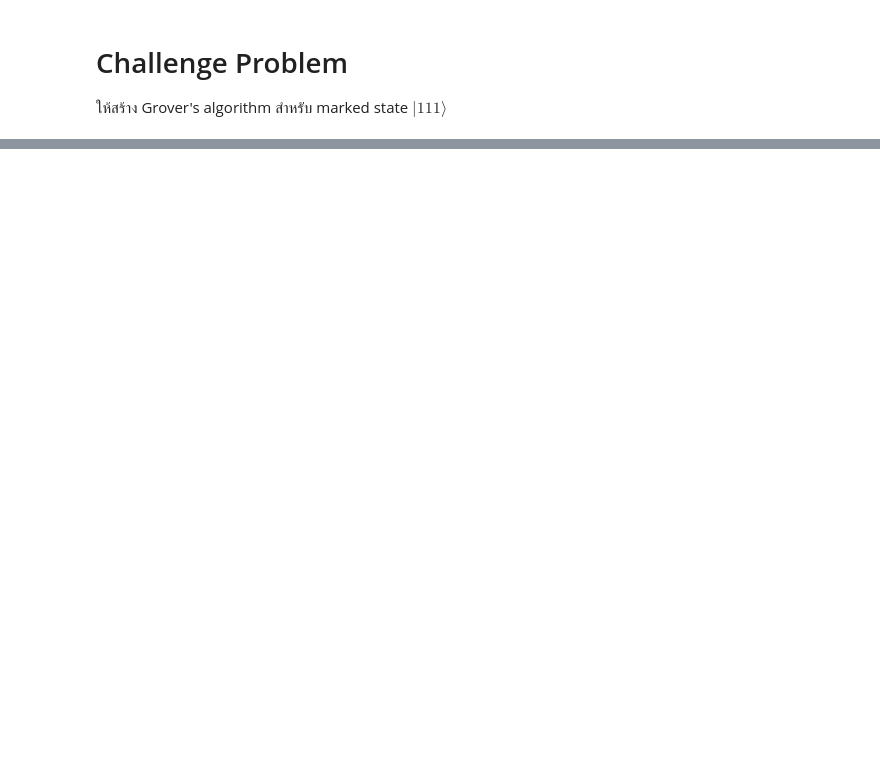
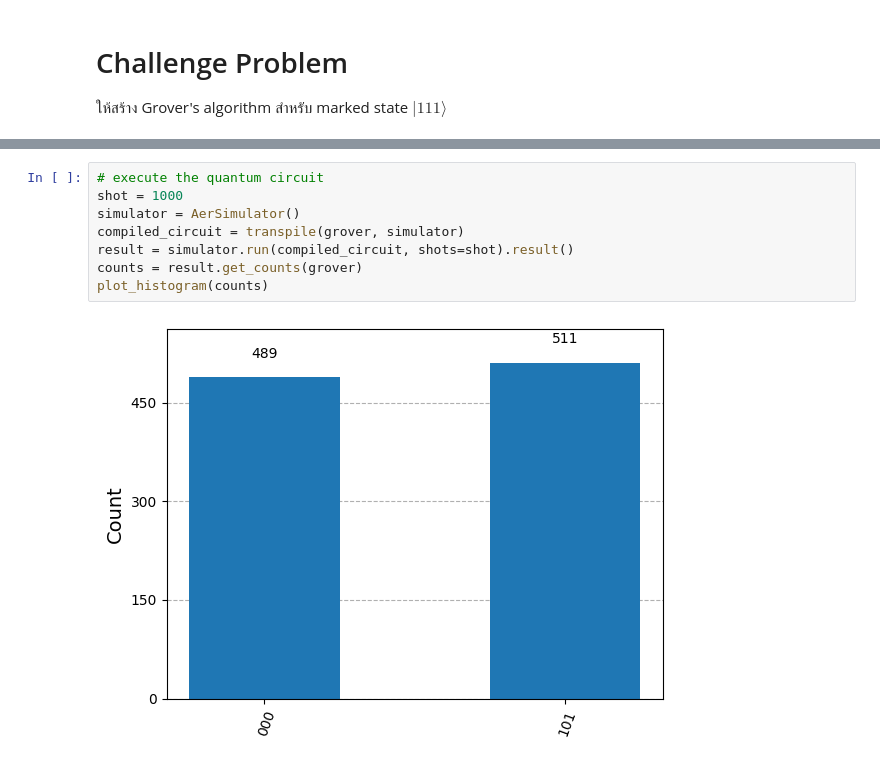
Before and after one commit to ThanapolKhamhla/Grovers-algorithm, a Jupyter notebook: Grover.ipynb, the cells around one changed output, grey strips where cells are left out. Saved outputs shown, nothing was run; the diff lists cells and outputs as text; blank space fills up the shorter version.

```diff
--- a/Grover.ipynb
+++ b/Grover.ipynb
@@ -139,0 +230,10 @@ plot_histogram(counts)
+# %%
+# execute the quantum circuit
+shot = 1000
+simulator = AerSimulator()
+compiled_circuit = transpile(grover, simulator)
+result = simulator.run(compiled_circuit, shots=shot).result()
+counts = result.get_counts(grover)
+plot_histogram(counts)
+# %% [output]
+[figure, added]
```
Also changed, not shown: parts of 8 cells of this notebook.
